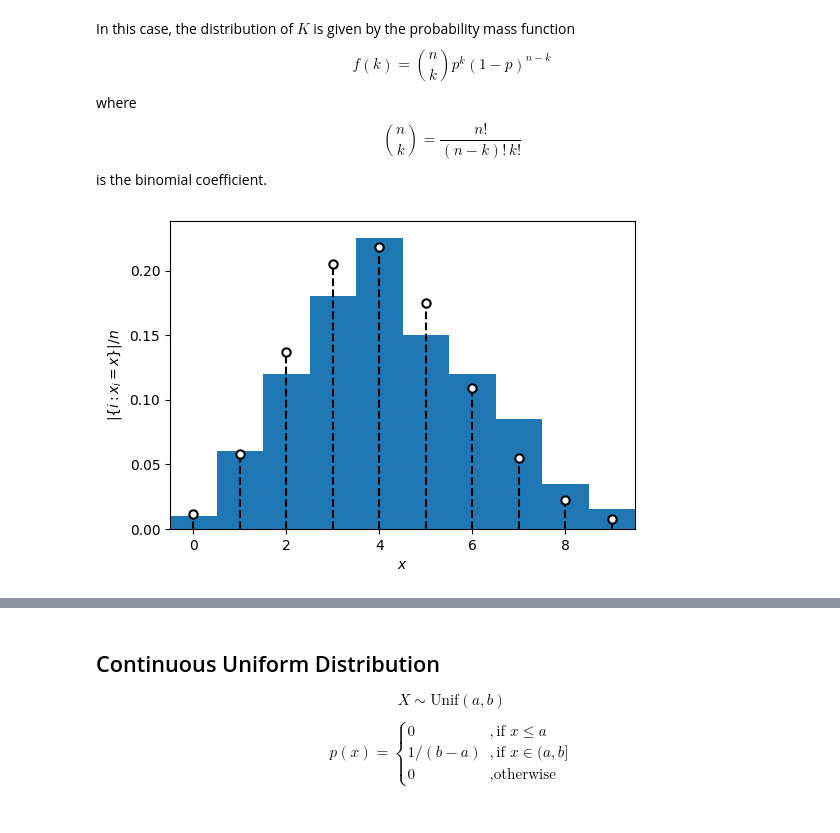
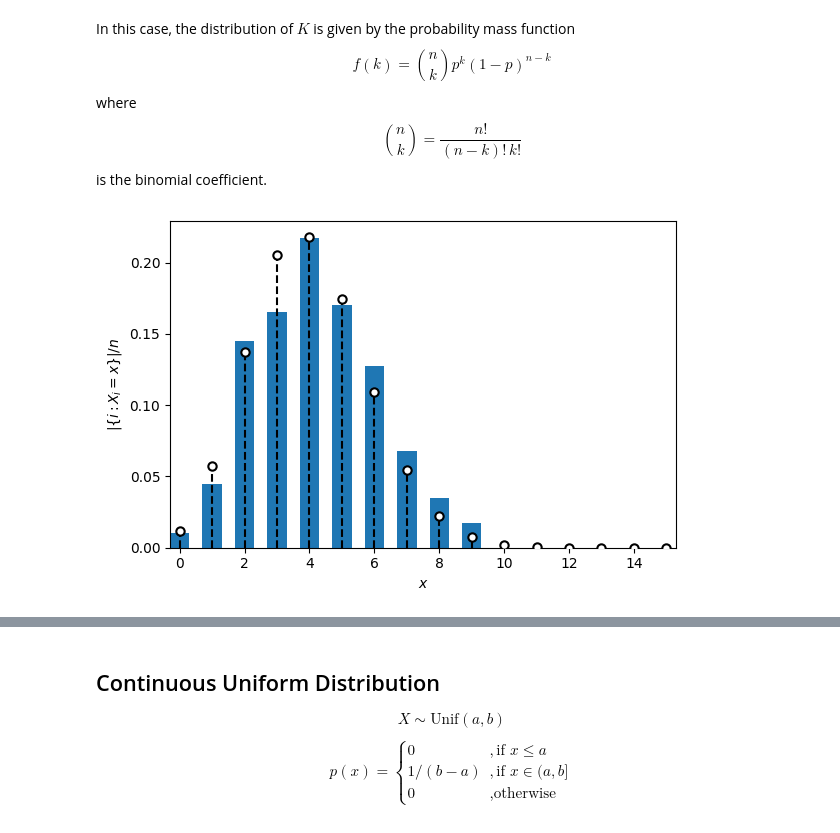
Before and after one commit to marioboley/Uni-Haifa-214.4312-Code, a Jupyter notebook: A2_distributions.ipynb, the cells around one changed output, grey strips where cells are left out. Saved outputs shown, nothing was run; the diff lists cells and outputs as text; code cells hidden in the pictures.

```diff
--- a/A2_distributions.ipynb
+++ b/A2_distributions.ipynb
@@ -41,14 +41,10 @@ y
 array([5, 3, 1, 1, 6, 6, 4, 5, 4, 7, 6, 0, 6, 1, 5, 2, 6, 4, 3, 4])
 # %%
 from matplotlib import pyplot as plt
-from plotting import histo_1d
+from plotting import histo_int, subplotgrid
 
-y = rng.binomial(20, 0.2, size=200)
-fig, ax = plt.subplots(figsize=(6,4))
-histo_1d(ax, y)
-# ax.hist(y, np.arange(y.min() - 0.5, y.max() + 1.5), density=True, align='mid')
-# ax.margins(x=0)
-ax.set_xlabel('$x$')
-ax.set_ylabel(r'$|\{i: x_i = x\}|/n$')
+y = rng.binomial(20, 0.2, size=400)
+fig, ax = subplotgrid('$x$', r'$|\{i: X_i = x\}|/n$', subplotsize=(6, 4))
+histo_int(ax[0][0], y, 0, 15)
 plt.show()
 # %% [output]
@@ -65,16 +61,15 @@ $$
 is the binomial coefficient.
 # %%
 from scipy.special import comb
-from plotting import histo_1d
 
 def binom_pmf(n, p):
     def pmf(x):
         return comb(n, x)*p**x*(1-p)**(n-x)
     return pmf
 
-fig, ax = plt.subplots(figsize=(6, 4))
-histo_1d(ax, y, binom_pmf(20, 0.2))
+fig, ax = subplotgrid('$x$', r'$|\{i: X_i = x\}|/n$', subplotsize=(6, 4))
+histo_int(ax[0][0], y, 0, 15, pmf=binom_pmf(20, 0.2))
 plt.show()
 # %% [output]
-[figure, old version]
+[figure, new version]
 # %%
```
Also changed, not shown: parts of 9 cells of this notebook, 1 other file.
